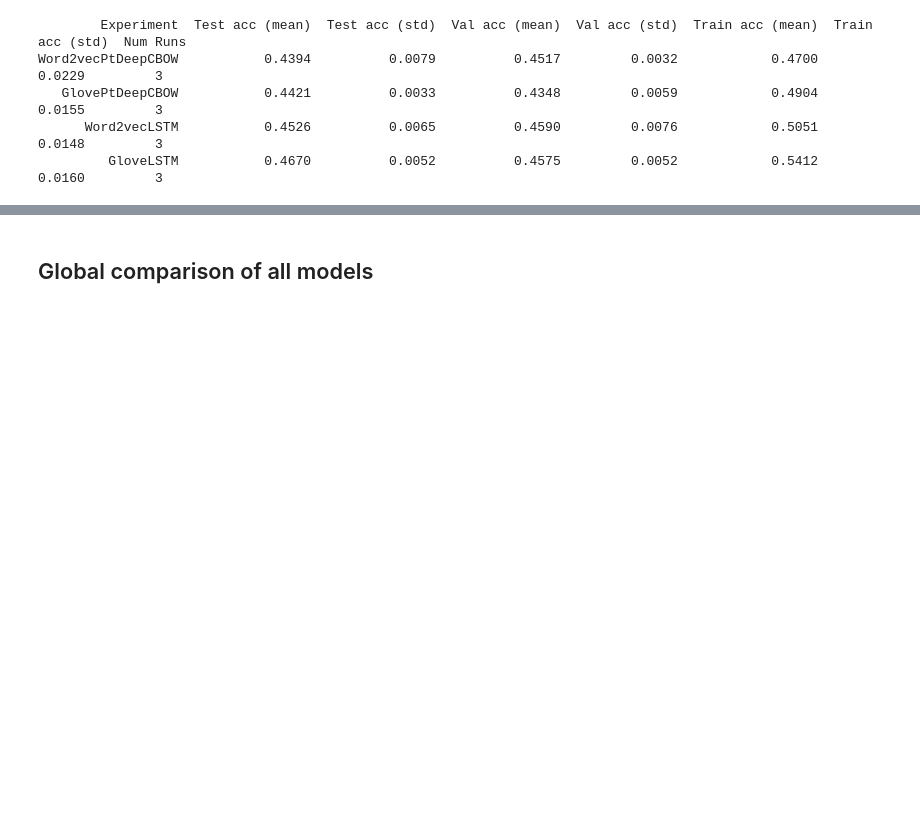
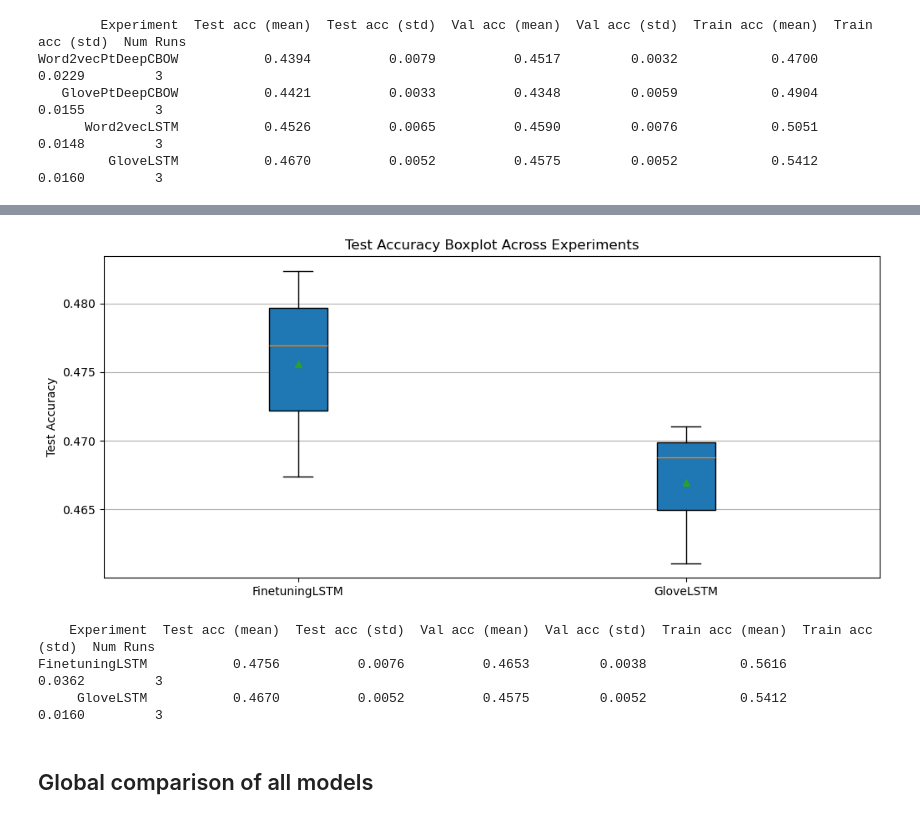
Before and after one commit to NiccoloCase/uva-nlp-1-assignments, a Jupyter notebook: assignment2/NLP1_2025_Practical_2.ipynb, the cells around one changed output, grey strips where cells are left out. Drawn from its saved outputs; the diff is of its cells as text; code cells hidden in the pictures; blank space fills up the shorter version.

Commit message:
Fine tuning experiments

```diff
--- a/assignment2/NLP1_2025_Practical_2.ipynb
+++ b/assignment2/NLP1_2025_Practical_2.ipynb
@@ -3697,0 +3700,39 @@ Word2vecPtDeepCBOW           0.4394          0.0079          0.4517         0.00
+# %%
+
+def train_lstm_finetuining_experiment(model_name):
+
+    lstm_finetuned_model = LSTMClassifier(len(glove.w2i), 300, 168, len(t2i), glove, enable_embedding_dropout=True)
+
+    with torch.no_grad():
+        lstm_finetuned_model.embed.weight.data.copy_(torch.from_numpy(glove_vectors))
+        lstm_finetuned_model.embed.weight.requires_grad = True
+
+    lstm_finetuned_model = lstm_finetuned_model.to(device)
+
+
+    embedding_params = list(lstm_finetuned_model.embed.parameters())
+    rest_params = [p for n, p in lstm_finetuned_model.named_parameters() if "embed" not in n]
+
+    optimizer = torch.optim.Adam([
+        {'params': rest_params, 'lr': 1e-3}, # <--- different learning rate for embeddings and network
+        {'params': embedding_params, 'lr': 1e-4}
+    ], weight_decay=1e-4) # <--- weight decay
+
+
+
+    res = load_or_train_model(
+        lstm_finetuned_model, optimizer, num_iterations=20000,
+        print_every=250, eval_every=1000,
+        batch_size=25,
+        batch_fn=get_minibatch,
+        prep_fn=prepare_minibatch,
+        eval_fn=evaluate, model_name=model_name)
+
+    return lstm_finetuned_model, res
+
+
+lstm_finetuining_experiment = Experiment("FinetuningLSTM", vocab=glove)
+lstm_finetuining_experiment.run_experiment(train_child_sumtree_lstm_experiment)
+
+lstm_finetuining_experiment.plot_results()
+lstm_finetuining_experiment.print_results()
@@ -3698,3 +3766,12 @@ Word2vecPtDeepCBOW           0.4394          0.0079          0.4517         0.00
+# %%
+finetune_experiments = [lstm_finetuining_experiment , glove_lstm_experiment]
+plot_test_accuracy_boxplot_from_experiments(finetune_experiments)
+print_results_table_from_experiments(finetune_experiments)
+# %% [output]
+[figure, added]
+    Experiment  Test acc (mean)  Test acc (std)  Val acc (mean)  Val acc (std)  Train acc (mean)  Train acc (std)  Num Runs
+FinetuningLSTM           0.4756          0.0076          0.4653         0.0038            0.5616           0.0362         3
+     GloveLSTM           0.4670          0.0052          0.4575         0.0052            0.5412           0.0160         3
 # %% [markdown]
 ## Global comparison of all models
 # %%
```
Also changed, not shown: parts of 4 cells of this notebook, 3 other files.
